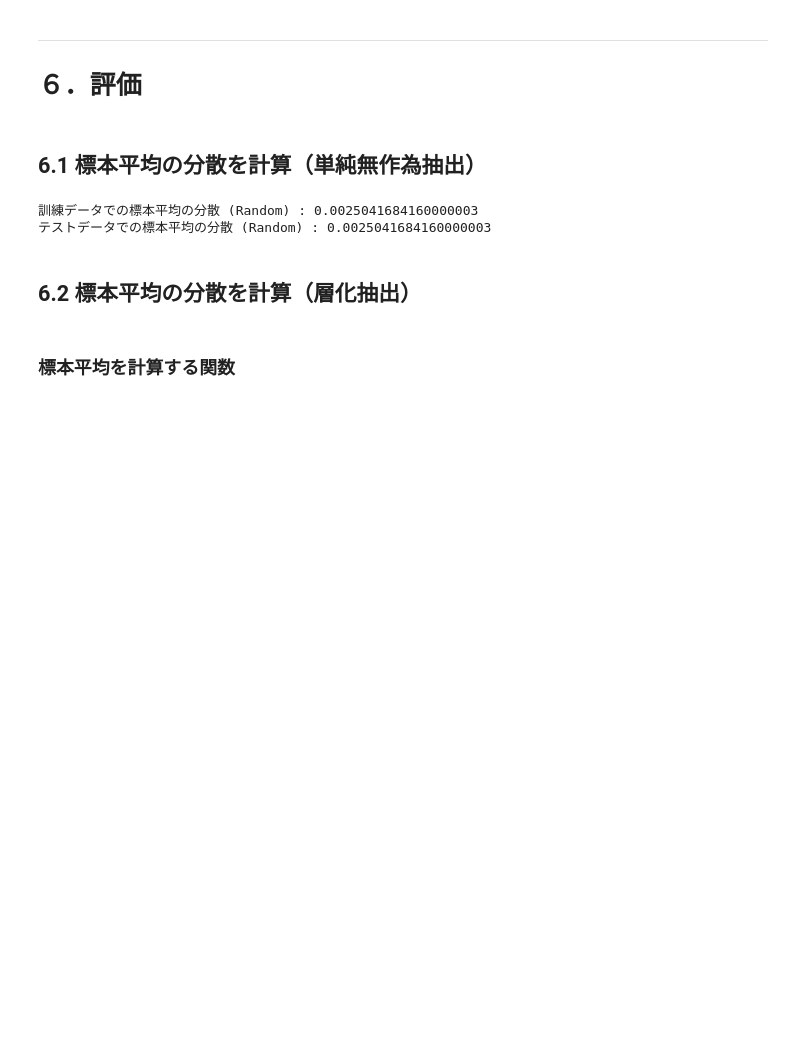
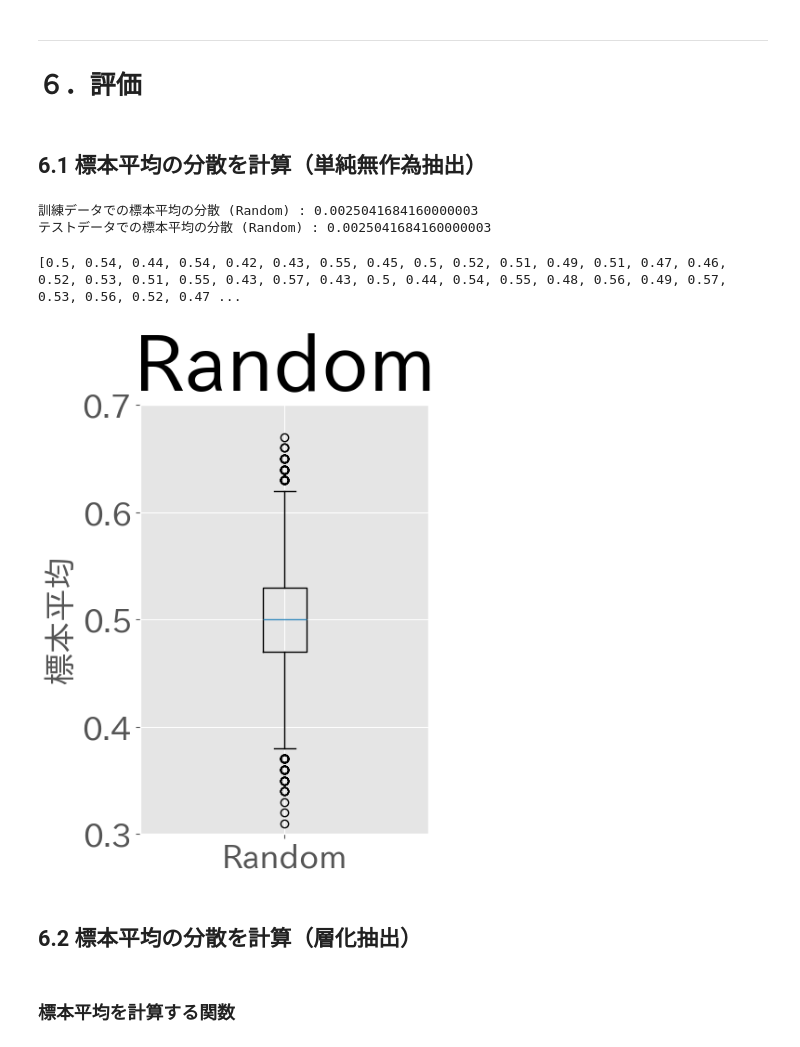
Before and after one commit to Monketu/ABtesting, a Jupyter notebook: notebook/SFS-Kmeans-Var_Criteo.ipynb, the cells around one changed output. Cells and saved outputs as stored; diff of their text form; code cells hidden in the pictures; blank space fills up the shorter version.

```diff
--- a/notebook/SFS-Kmeans-Var_Criteo.ipynb
+++ b/notebook/SFS-Kmeans-Var_Criteo.ipynb
@@ -122,6 +122,9 @@ df_test_1 = df_treatment_1.iloc[
 
 df_train = pd.concat([df_train_0, df_train_1])
 df_test = pd.concat([df_test_0, df_test_1])
+
+df_train = df_train.apply(lambda col: pd.to_numeric(col, errors="coerce"))
+df_test = df_test.apply(lambda col: pd.to_numeric(col, errors="coerce"))
 # %% [output]
 列名: ['f0', 'f1', 'f2', 'f3', 'f4', 'f5', 'f6', 'f7', 'f8', 'f9', 'f10', 'f11', 'treatment', 'conversion', 'visit', 'exposure']
 # %% [markdown]
@@ -460,5 +463,5 @@ def cauculate_var_random(y: NDArray, seed: int, n_trials: int, sample_size) -> f
         y_hats.append(y_hat_random)
     var_random = np.array(y_hats).var()
 
-    return var_random
+    return var_random, y_hats
 # %%
@@ -944,7 +947,7 @@ Optimal : [ 2 11 30 18  9  8  9  7  6]
 # %% [markdown]
 ## 6.1 標本平均の分散を計算（単純無作為抽出）
 # %%
-VAR_RANDOM_TEST = cauculate_var_random(
+VAR_RANDOM_TEST, Y_HATS_RANDOM_TEST = cauculate_var_random(
     y=y_test, seed=SEED, n_trials=N_TRIALS, sample_size=SAMPLE_SIZE
 )
 
@@ -953,6 +956,28 @@ print(f"テストデータでの標本平均の分散 (Random) : {VAR_RANDOM_TES
 # %% [output]
 訓練データでの標本平均の分散 (Random) : 0.0025041684160000003
 テストデータでの標本平均の分散 (Random) : 0.0025041684160000003
+# %%
+print(Y_HATS_RANDOM_TEST)
+# %% [output]
+[0.5, 0.54, 0.44, 0.54, 0.42, 0.43, 0.55, 0.45, 0.5, 0.52, 0.51, 0.49, 0.51, 0.47, 0.46, 0.52, 0.53, 0.51, 0.55, 0.43, 0.57, 0.43, 0.5, 0.44, 0.54, 0.55, 0.48, 0.56, 0.49, 0.57, 0.53, 0.56, 0.52, 0.47 ...
+# %%
+# データをリストに変換
+data = Y_HATS_RANDOM_TEST
+
+# 箱ひげ図を作成
+plt.figure(figsize=(4, 6))
+plt.boxplot(data, labels=["Random"])
+
+# 図のタイトルとラベル
+plt.title("Random", fontsize=60)
+plt.ylabel("標本平均", fontsize=25)
+plt.tick_params(axis="both", labelsize=25)
+plt.ylim(0.3, 0.7)
+
+# グラフを表示
+plt.show()
+# %% [output]
+[figure, added]
 # %% [markdown]
 ## 6.2 標本平均の分散を計算（層化抽出）
 # %% [markdown]
```
Also changed, not shown: parts of 15 cells of this notebook, 3 other files.
